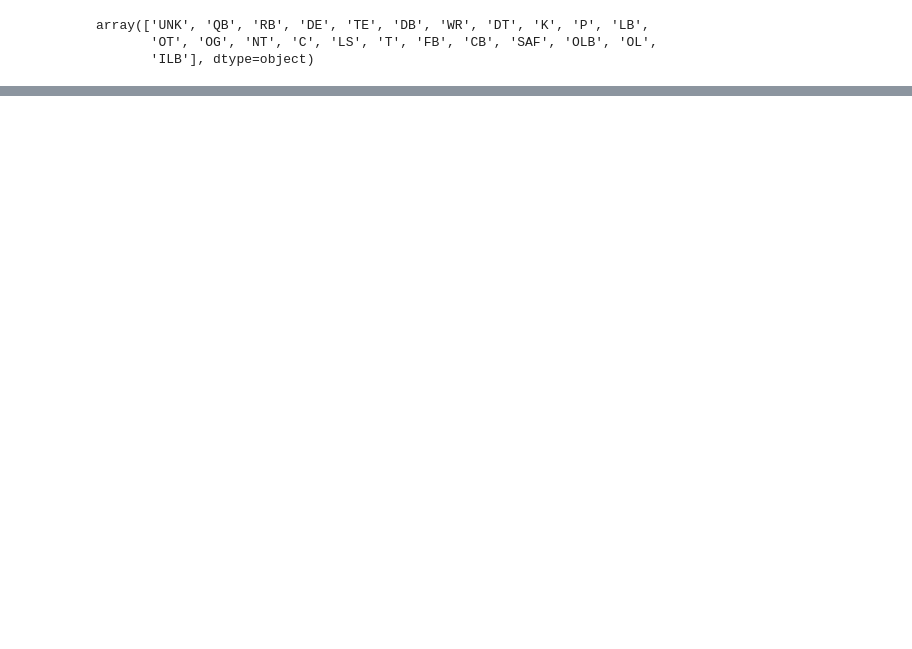
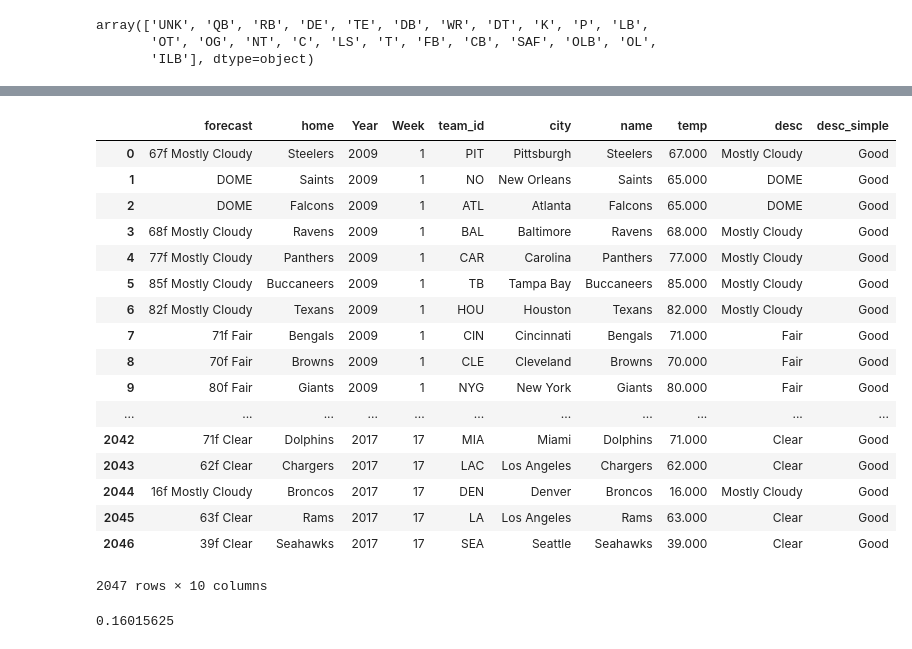
Before and after one commit to ibury08/fantasyfootball, a Jupyter notebook: FF_Data_Collection.ipynb, the cells around one changed output, grey strips where cells are left out. Cells and saved outputs as stored; diff of their text form; code cells hidden in the pictures; blank space fills up the shorter version.

```diff
--- a/FF_Data_Collection.ipynb
+++ b/FF_Data_Collection.ipynb
@@ -222,0 +260,3 @@ QB_2017['team'].nunique()
+# %%
+#Merging weather with team names so we can merge with the mega dataframe
+wt = weather.drop('Unnamed: 0',axis=1).merge(teams,how='left', left_on='home', right_on='name',validate='m:1')
@@ -222,0 +269,9 @@ QB_2017['team'].nunique()
+# %%
+#Splitting forecast column into temperature and description
+regex = re.compile(r'\d+f ')
+
+wt['temp']= wt['forecast'].apply(lambda x: pd.to_numeric(x.split('f')[0].split('/')[0]) if bool(regex.search(x)) else np.nan)
+wt['desc']=wt['forecast'].apply(lambda x: regex.split(x)[1] if bool(regex.search(x)) else x)
+# %%
+#A quick search shows most domes are temperature controlled at 65F.
+wt.temp.fillna(65,inplace=True)
@@ -222,0 +306,21 @@ QB_2017['team'].nunique()
+# %%
+wt
+# %% [output]
+|  | forecast | home | Year | Week | team_id | city | name | temp | desc | desc_simple |
+| 0 | 67f Mostly Cloudy | Steelers | 2009 | 1 | PIT | Pittsburgh | Steelers | 67.000 | Mostly Cloudy | Good |
+| 1 | DOME | Saints | 2009 | 1 | NO | New Orleans | Saints | 65.000 | DOME | Good |
+| 2 | DOME | Falcons | 2009 | 1 | ATL | Atlanta | Falcons | 65.000 | DOME | Good |
+| 3 | 68f Mostly Cloudy | Ravens | 2009 | 1 | BAL | Baltimore | Ravens | 68.000 | Mostly Cloudy | Good |
+| 4 | 77f Mostly Cloudy | Panthers | 2009 | 1 | CAR | Carolina | Panthers | 77.000 | Mostly Cloudy | Good |
+| 5 | 85f Mostly Cloudy | Buccaneers | 2009 | 1 | TB | Tampa Bay | Buccaneers | 85.000 | Mostly Cloudy | Good |
+| 6 | 82f Mostly Cloudy | Texans | 2009 | 1 | HOU | Houston | Texans | 82.000 | Mostly Cloudy | Good |
+| 7 | 71f Fair | Bengals | 2009 | 1 | CIN | Cincinnati | Bengals | 71.000 | Fair | Good |
+| 8 | 70f Fair | Browns | 2009 | 1 | CLE | Cleveland | Browns | 70.000 | Fair | Good |
+| 9 | 80f Fair | Giants | 2009 | 1 | NYG | New York | Giants | 80.000 | Fair | Good |
+| ... | ... | ... | ... | ... | ... | ... | ... | ... | ... | ... |
+| 2042 | 71f Clear | Dolphins | 2017 | 17 | MIA | Miami | Dolphins | 71.000 | Clear | Good |
+| 2043 | 62f Clear | Chargers | 2017 | 17 | LAC | Los Angeles | Chargers | 62.000 | Clear | Good |
+| 2044 | 16f Mostly Cloudy | Broncos | 2017 | 17 | DEN | Denver | Broncos | 16.000 | Mostly Cloudy | Good |
+| 2045 | 63f Clear | Rams | 2017 | 17 | LA | Los Angeles | Rams | 63.000 | Clear | Good |
+| 2046 | 39f Clear | Seahawks | 2017 | 17 | SEA | Seattle | Seahawks | 39.000 | Clear | Good |
+2047 rows × 10 columns
@@ -222,0 +330,5 @@ QB_2017['team'].nunique()
+# %%
+ppg[ppg['temp'].isnull()]['gsis_id'].nunique()/ppg['gsis_id'].nunique()
+#missing weather data for 16% of the games
+# %% [output]
+0.16015625
```
Also changed, not shown: parts of 43 cells of this notebook.
